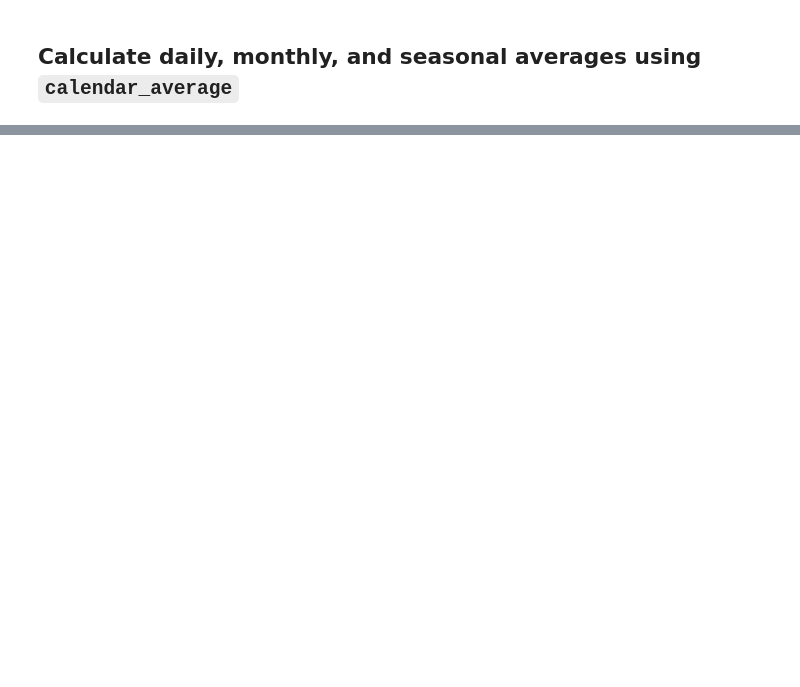
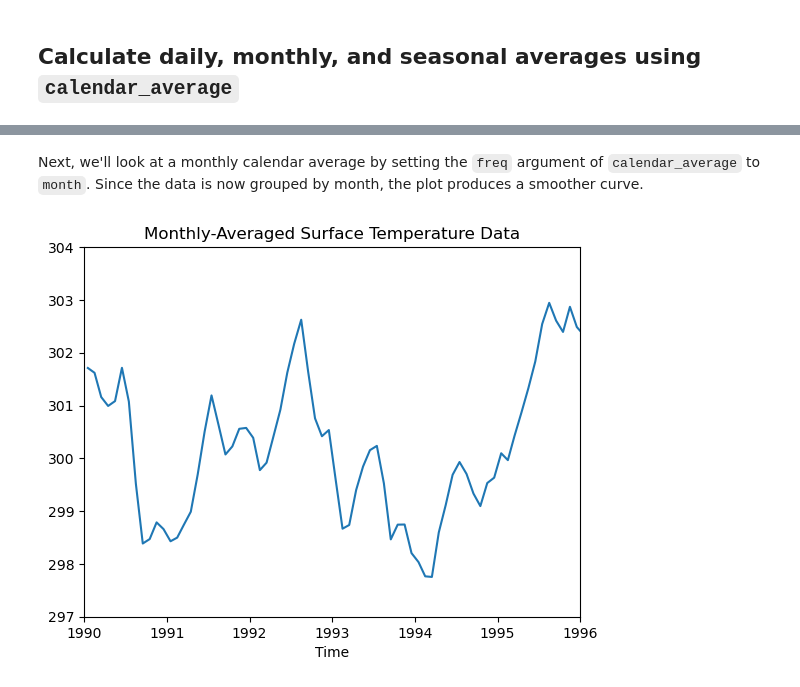
Before and after one commit to NCAR/geocat-comp, a Jupyter notebook: docs/examples/calendar_average.ipynb, the cells around one changed output, grey strips where cells are left out. Drawn from its saved outputs; the diff is of its cells as text; code cells hidden in the pictures; blank space fills up the shorter version.

```diff
--- a/docs/examples/calendar_average.ipynb
+++ b/docs/examples/calendar_average.ipynb
@@ -111,0 +68,20 @@ plt.show()
+# %% [markdown]
+Next, we'll look at a monthly calendar average by setting the `freq` argument of `calendar_average` to `month`. Since the data is now grouped by month, the plot produces a smoother curve.
+# %%
+# Compute Monthly
+monthly = gc.calendar_average(temp, freq='month')
+
+time_num_month = cftime.date2num(monthly.time,
+                                 'hours since 1990-01-01 00:00:00')
+
+# Plot
+plt.plot(time_num_month, monthly.data)
+
+plt.xlim(tstart, tend)
+plt.xticks(ticks=range(tstart, tend + 1, 365 * 24), labels=range(1990, 1997));
+plt.ylim(297, 304)
+
+plt.title("Monthly-Averaged Surface Temperature Data")
+plt.xlabel("Time");
+# %% [output]
+[figure, added]
```
Also changed, not shown: parts of 13 cells of this notebook, 1 other file.
